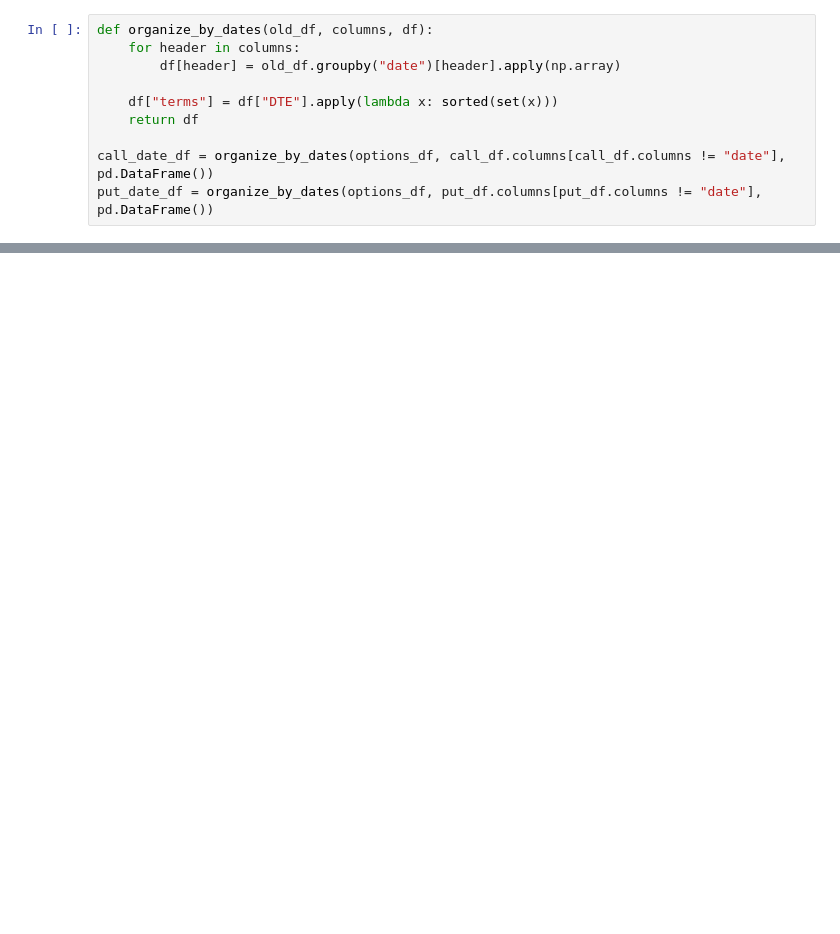
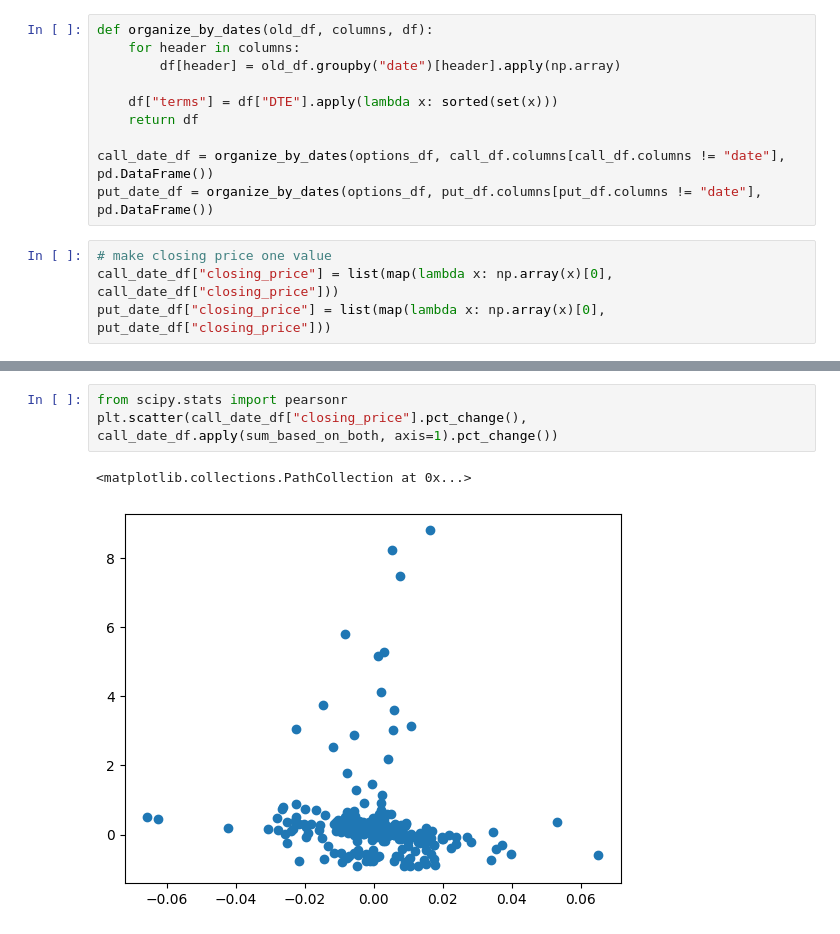
Before and after one commit to joeHollander/Quant_Finance, a Jupyter notebook: Options/LowDTEOptionFlows.ipynb, the cells around one changed output, grey strips where cells are left out. Saved outputs shown, nothing was run; the diff lists cells and outputs as text; blank space fills up the shorter version.

```diff
--- a/Options/LowDTEOptionFlows.ipynb
+++ b/Options/LowDTEOptionFlows.ipynb
@@ -169,6 +154,10 @@ def organize_by_dates(old_df, columns, df):
 
 call_date_df = organize_by_dates(options_df, call_df.columns[call_df.columns != "date"], pd.DataFrame())
 put_date_df = organize_by_dates(options_df, put_df.columns[put_df.columns != "date"], pd.DataFrame())
+# %%
+# make closing price one value
+call_date_df["closing_price"] = list(map(lambda x: np.array(x)[0], call_date_df["closing_price"]))
+put_date_df["closing_price"] = list(map(lambda x: np.array(x)[0], put_date_df["closing_price"]))
 # %%
 call_date_df.head(1)
 # %% [output]
@@ -177,0 +216,6 @@ call_date_df.head(1)
+# %%
+from scipy.stats import pearsonr
+plt.scatter(call_date_df["closing_price"].pct_change(), call_date_df.apply(sum_based_on_both, axis=1).pct_change())
+# %% [output]
+<matplotlib.collections.PathCollection at 0x...>
+[figure, added]
```
Also changed, not shown: parts of 5 cells of this notebook, 1 other file.
